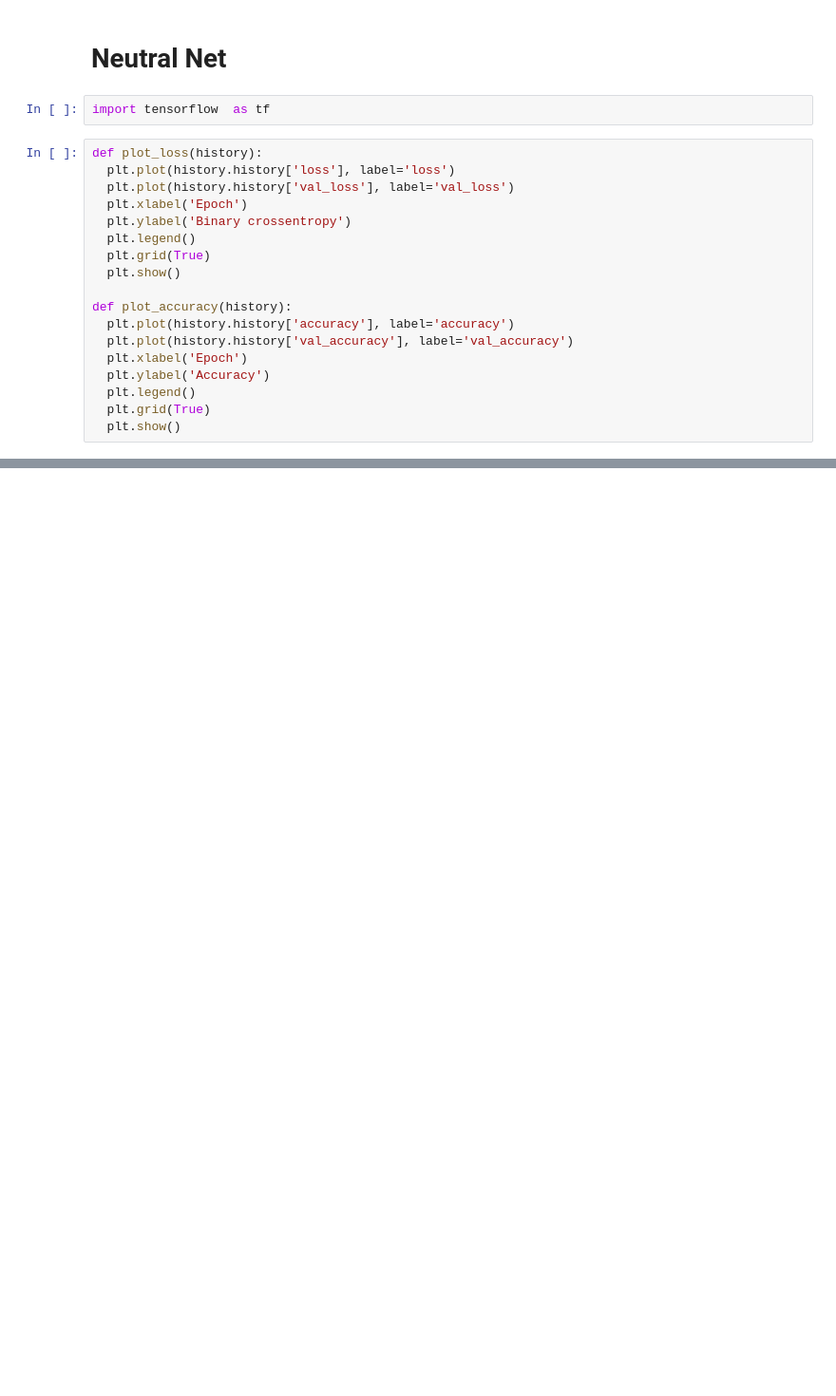
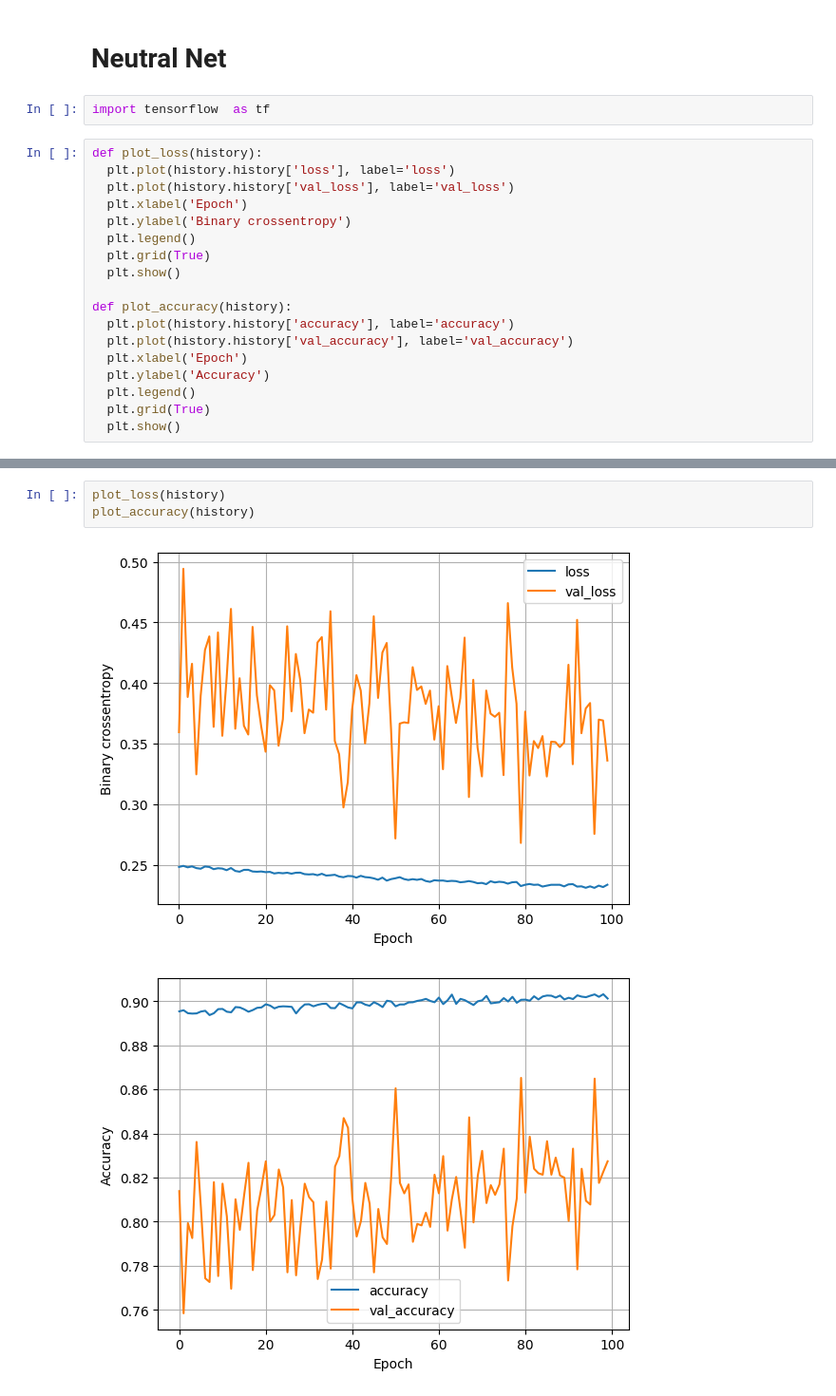
Before and after one commit to pulindu-seniya-silva/magic-dataset-Machine-Learning, a Jupyter notebook: Magic.ipynb, the cells around one changed output, grey strips where cells are left out. Shown: that part at 95% size. Cells and saved outputs as stored; diff of their text form; blank space fills up the shorter version.

```diff
--- a/Magic.ipynb
+++ b/Magic.ipynb
@@ -193,0 +203,6 @@ nn_model.compile(optimizer=tf.keras.optimizers.Adam(0.001), loss='binary_crossen
+# %%
+plot_loss(history)
+plot_accuracy(history)
+# %% [output]
+[figure, added]
+[figure, added]
```
Also changed, not shown: parts of 7 cells of this notebook.
